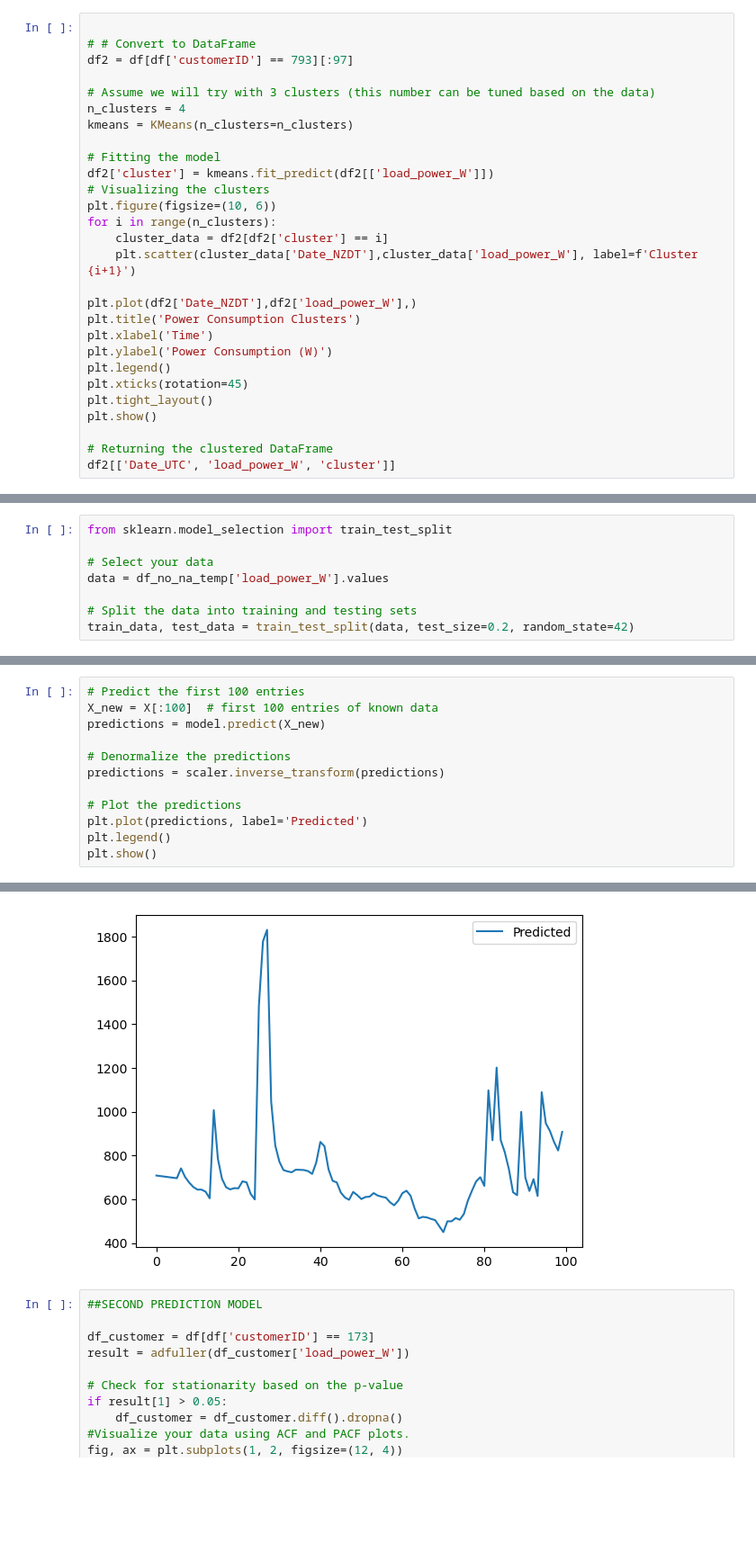
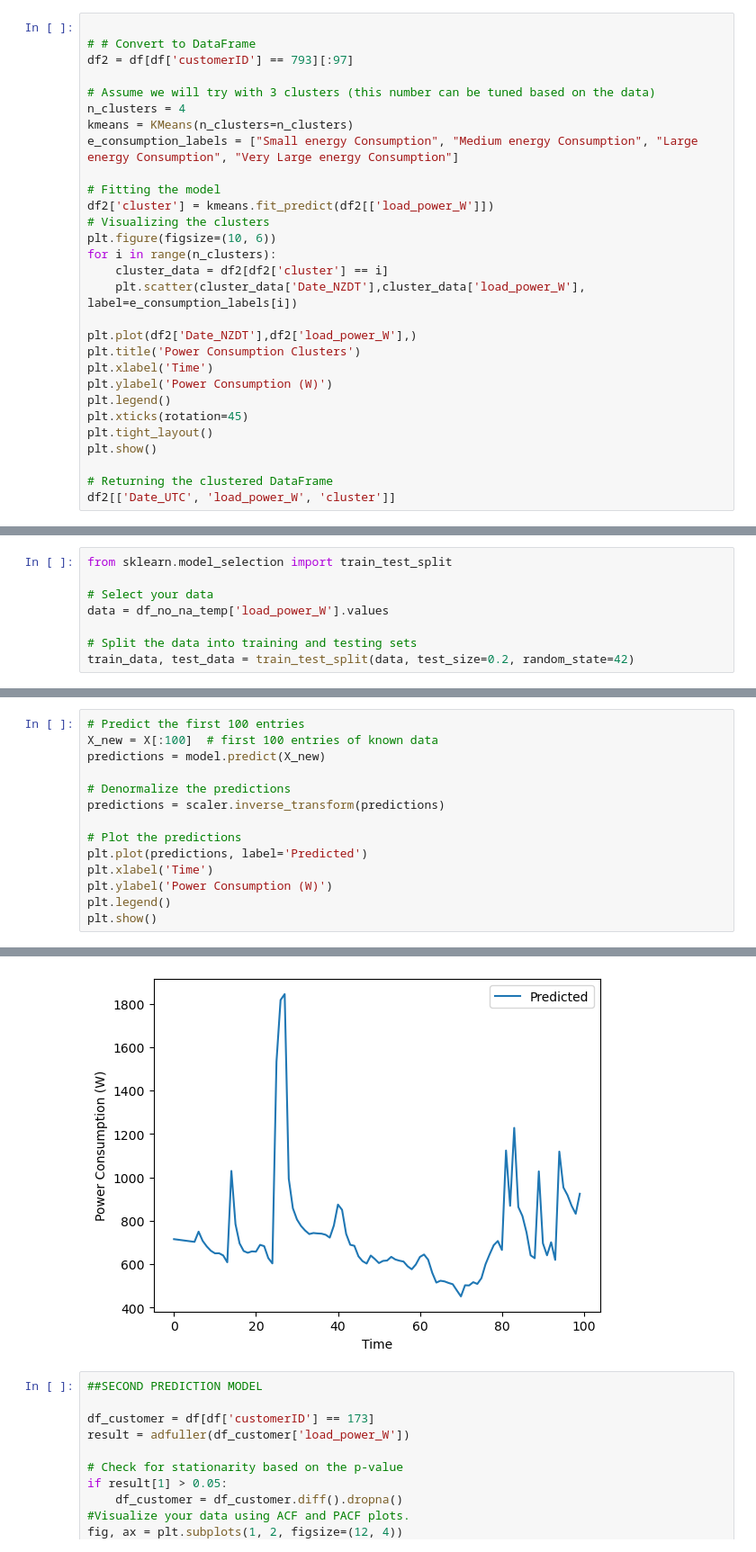
Before and after one commit to jhaworth21/HackSheffield8, a Jupyter notebook: main/notebook.ipynb, the cells around one changed output, grey strips where cells are left out. Shown at 90% size. Saved outputs shown, nothing was run; the diff lists cells and outputs as text; blank space fills up the shorter version.

```diff
--- a/main/notebook.ipynb
+++ b/main/notebook.ipynb
@@ -211,6 +211,7 @@ df2 = df[df['customerID'] == 793][:97]
 # Assume we will try with 3 clusters (this number can be tuned based on the data)
 n_clusters = 4
 kmeans = KMeans(n_clusters=n_clusters)
+e_consumption_labels = ["Small energy Consumption", "Medium energy Consumption", "Large energy Consumption", "Very Large energy Consumption"]
 
 # Fitting the model
 df2['cluster'] = kmeans.fit_predict(df2[['load_power_W']])
@@ -218,7 +219,7 @@ df2['cluster'] = kmeans.fit_predict(df2[['load_power_W']])
 plt.figure(figsize=(10, 6))
 for i in range(n_clusters):
     cluster_data = df2[df2['cluster'] == i]
-    plt.scatter(cluster_data['Date_NZDT'],cluster_data['load_power_W'], label=f'Cluster {i+1}')
+    plt.scatter(cluster_data['Date_NZDT'],cluster_data['load_power_W'], label=e_consumption_labels[i])
 
 plt.plot(df2['Date_NZDT'],df2['load_power_W'],)
 plt.title('Power Consumption Clusters')
@@ -410,18 +413,20 @@ Epoch 6/50
 # %%
 # Predict the first 100 entries
 X_new = X[:100]  # first 100 entries of known data
 predictions = model.predict(X_new)
 
 # Denormalize the predictions
 predictions = scaler.inverse_transform(predictions)
 
 # Plot the predictions
 plt.plot(predictions, label='Predicted')
+plt.xlabel('Time')
+plt.ylabel('Power Consumption (W)')
 plt.legend()
 plt.show()
 # %% [output]
 4/4 [==============================] - 0s 2ms/step
-[figure, old version]
+[figure, new version]
 # %%
 ##SECOND PREDICTION MODEL
 
```
Also changed, not shown: parts of 4 cells of this notebook.
